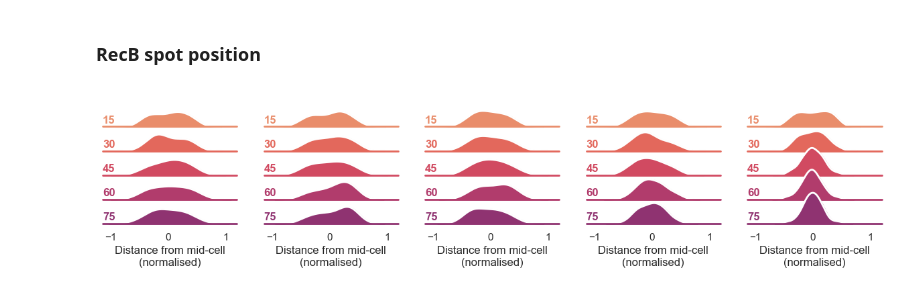
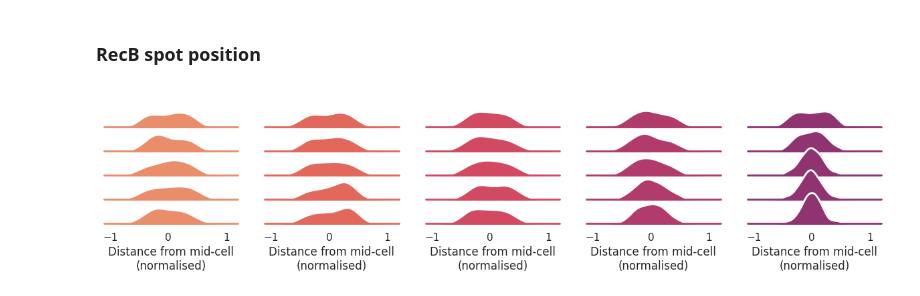
Before and after one commit to DanielThedie/RecB_article, a Jupyter notebook: Notebooks/2_Ciprofloxacin_damage/Long_RecB_spots.ipynb, the cells around one changed output. Drawn from its saved outputs; the diff is of its cells as text; code cells hidden in the pictures.

Commit message:
Coloured RecB position by cipro for consistency

```diff
--- a/Notebooks/2_Ciprofloxacin_damage/Long_RecB_spots.ipynb
+++ b/Notebooks/2_Ciprofloxacin_damage/Long_RecB_spots.ipynb
@@ -3,7 +3,7 @@
 # %%
 from pyberries.data import DatasetPool
 
-data = (DatasetPool(path='D:\\DanielThedie\\BACMMAN\\Timelapse',
+data = (DatasetPool(path='/media/daniel/HDD Daniel/DanielThedie/BACMMAN/Timelapse',
                     dsList=['230725_1', '230725_2', '230126_DT23', '230719_1', '230719_2',
                             '230817_1', '230810_1', '230816_1',
                             '230906_2', '230912_1', '230912_2',
@@ -403,37 +403,37 @@ df = (data
       .bin_column(object_name='RecB_spots', col='Time_min', binsize=15, binlabels='left')
       .set_type(object_name='RecB_spots', type_dict={'Time_min_bin':'int'})
       .RecB_spots
-      .query('Time_min_bin < 90 and TrackLength >= 5')
+      .query('Time_min_bin < 90 and TrackLength >= 4')
       )
 
 # Initialize the FacetGrid object
-g = sns.FacetGrid(df, row="Time_min_bin", col='Group', hue="Time_min_bin", aspect=6, height=.5, palette=sns.color_palette('flare'))
+g = sns.FacetGrid(df, row="Time_min_bin", col='Group', hue='Group', aspect=6, height=.5, palette=sns.color_palette('flare'))
 
 # Draw the densities in a few steps
 g.map(sns.kdeplot, "midCellDist",
       bw_adjust=1.5, clip_on=False,
       fill=True, alpha=1, linewidth=1.5)
 g.map(sns.kdeplot, "midCellDist", clip_on=False, color="w", lw=2, bw_adjust=1.5)
 
 # passing color=None to refline() uses the hue mapping
 g.refline(y=0, linewidth=2, linestyle="-", color=None, clip_on=False)
 
 # Define and use a simple function to label the plot in axes coordinates
 def label(x, color, label):
     ax = plt.gca()
     ax.text(0, .2, label, fontweight="bold", color=color,
             ha="left", va="center", transform=ax.transAxes)
 
-g.map(label, "midCellDist")
+# g.map(label, 'Time_min_bin')
 
 # Set the subplots to overlap
 g.figure.subplots_adjust(hspace=-.25)
 
 # Remove axes details that don't play well with overlap
 g.set_titles("")
 g.set(yticks=[], ylabel="", xlabel='Distance from mid-cell\n(normalised)')
 g.despine(bottom=True, left=True)
 
-plt.savefig(fname='D:\\DanielThedie\\Figures\\RecB_article_figures\\2_Cipro_RecB\\RecB_position.svg', format='svg', bbox_inches='tight')
+plt.savefig(fname='/media/daniel/HDD Daniel/DanielThedie/Figures/RecB_article_figures/2_Cipro_RecB/RecB_position.svg', format='svg', bbox_inches='tight')
 # %% [output]
-[figure, old version]
+[figure, new version]
```
Also changed, not shown: parts of 3 cells of this notebook.
